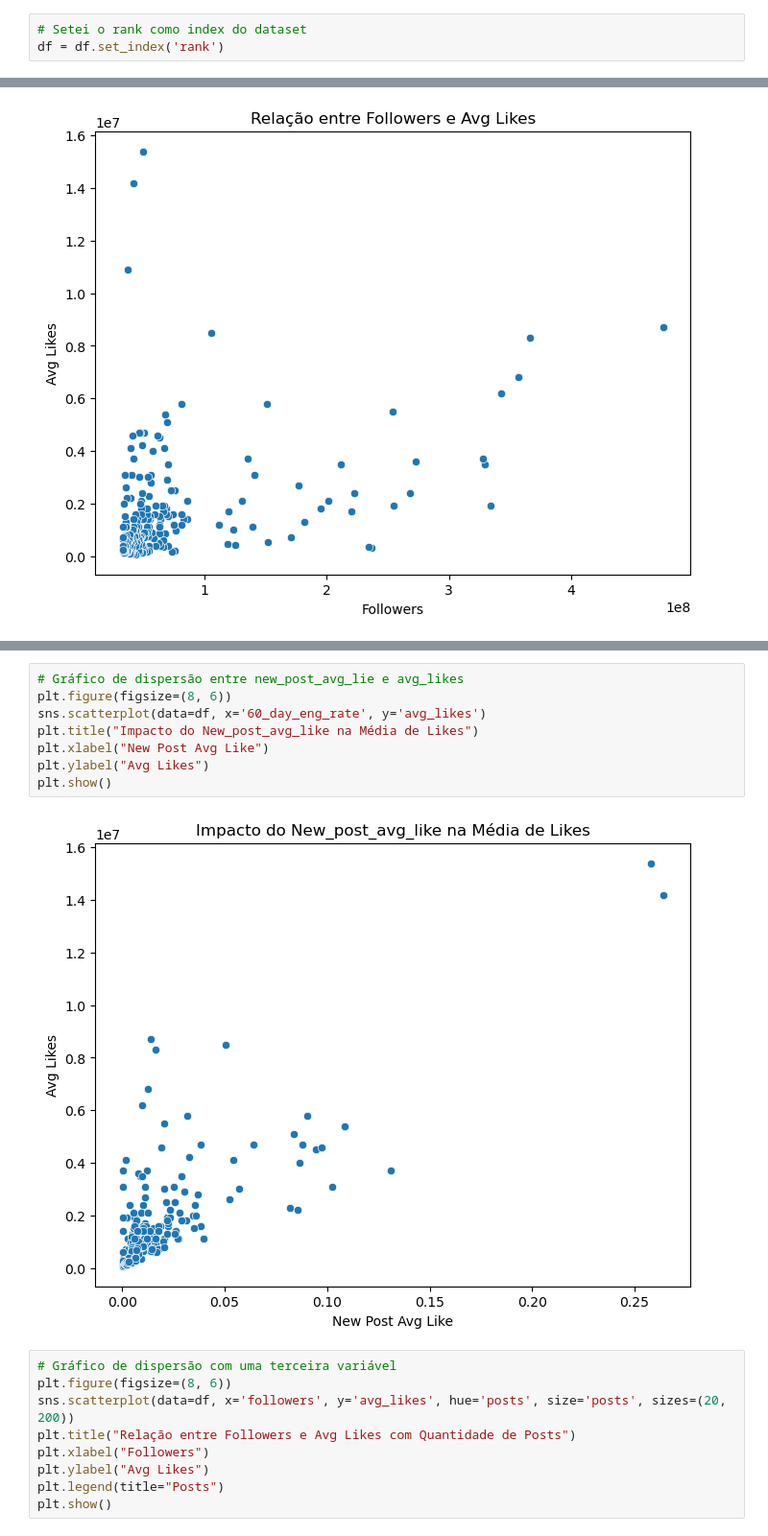
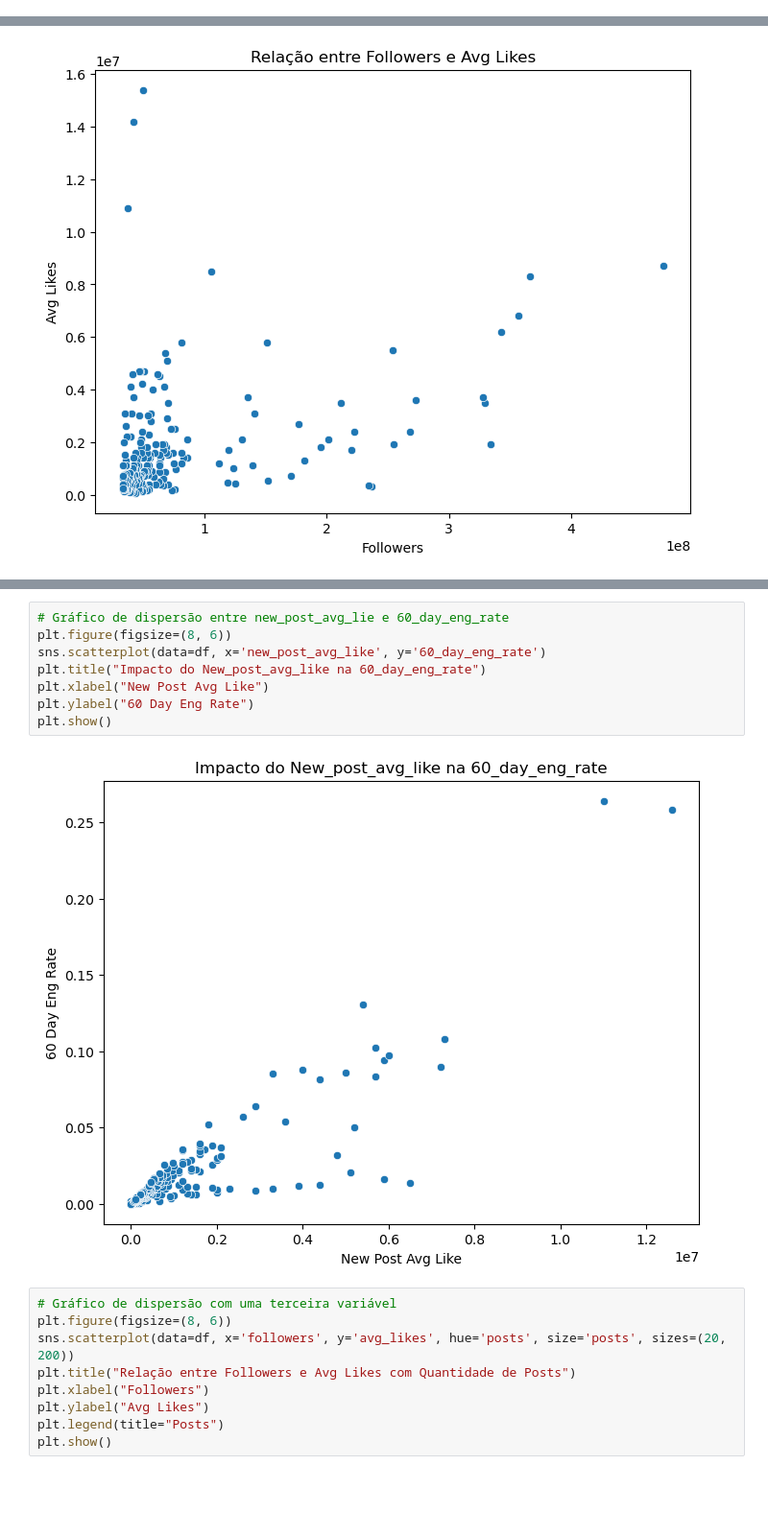
Before and after one commit to lusgaoliveira/restic-desafio-knn-regressao, a Jupyter notebook: knn.ipynb, the cells around one changed output, grey strips where cells are left out. Shown at 96% size. Saved outputs shown, nothing was run; the diff lists cells and outputs as text; blank space fills up the shorter version.

```diff
--- a/knn.ipynb
+++ b/knn.ipynb
@@ -13,9 +14,6 @@ df.head()
 | 2 | 3 | leomessi | 90 | 0.89k | 357.3m | 6.8m | 1.24% | ... |
 | 3 | 4 | selenagomez | 93 | 1.8k | 342.7m | 6.2m | 0.97% | ... |
 | 4 | 5 | therock | 91 | 6.8k | 334.1m | 1.9m | 0.20% | ... |
-# %%
-# Setei o rank como index do dataset
-df = df.set_index('rank')
 # %%
 # Tive que usar o dropna porque existe valores na coluna country NaN
 countrys = sorted(df['country'].dropna().unique())
@@ -202,13 +201,13 @@ plt.show()
 # %%
-# Gráfico de dispersão entre new_post_avg_lie e avg_likes
+# Gráfico de dispersão entre new_post_avg_lie e 60_day_eng_rate
 plt.figure(figsize=(8, 6))
-sns.scatterplot(data=df, x='60_day_eng_rate', y='avg_likes')
-plt.title("Impacto do New_post_avg_like na Média de Likes")
+sns.scatterplot(data=df, x='new_post_avg_like', y='60_day_eng_rate')
+plt.title("Impacto do New_post_avg_like na 60_day_eng_rate")
 plt.xlabel("New Post Avg Like")
-plt.ylabel("Avg Likes")
+plt.ylabel("60 Day Eng Rate")
 plt.show()
 # %% [output]
-[figure, old version]
+[figure, new version]
 # %%
 # Gráfico de dispersão com uma terceira variável
 plt.figure(figsize=(8, 6))
```
Also changed, not shown: parts of 38 cells of this notebook.
